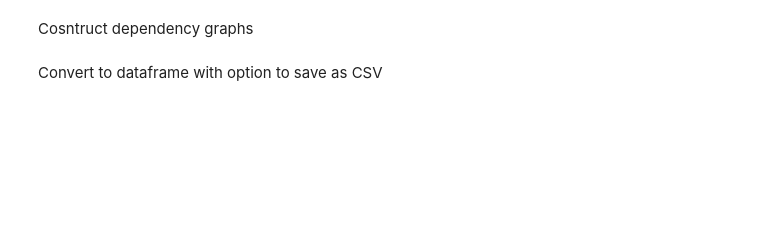
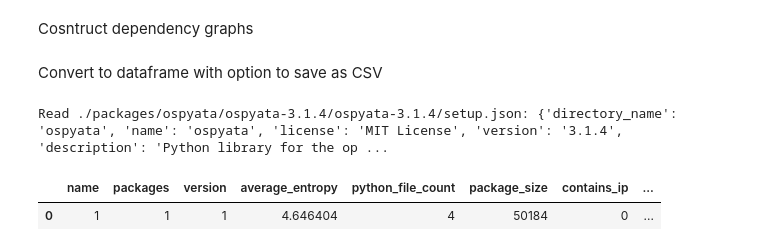
Before and after one commit to tlmcguire/maliciouspackages, a Jupyter notebook: recursiveScanner/extract.ipynb, the cells around one changed output. Saved outputs shown, nothing was run; the diff lists cells and outputs as text; code cells hidden in the pictures; blank space fills up the shorter version.

```diff
--- a/recursiveScanner/extract.ipynb
+++ b/recursiveScanner/extract.ipynb
@@ -106,4 +107,4 @@ def read_json_files(directory):
     return df
 
 
-scan_directory = "/mnt/volume_nyc1_01/benignPyPI/"
+scan_directory = "./packages/"
@@ -536,30 +622,40 @@ Cosntruct dependency graphs
 # %% [markdown]
 Convert to dataframe with option to save as CSV
 # %%
-# Specify the directory containing the packages
-dataset_dir = '/mnt/volume_nyc1_01/benignPyPI'
+
 
 # Call the function and get the DataFrame
-df = read_json_files(dataset_dir)
+df = read_json_files(scan_directory)
 df = df.reset_index(drop=True)
 
-columns_to_drop = ['package_size_bytes', 'package_size']
-df = df.drop(columns=columns_to_drop)
+# columns_to_drop = ['package_size']
+# df = df.drop(columns=columns_to_drop)
 
 #save to CSV
-df.to_csv('extracted.csv', index=False)
+# df.to_csv('extracted.csv', index=False)
 
-# #load df from CSV
-df = pd.read_csv('extracted.csv')
-df = df.reset_index(drop=True)
+# # #load df from CSV
+# df = pd.read_csv('extracted.csv')
+# df = df.reset_index(drop=True)
 
-# columns_to_keep = ['label', 'name', 'packages', 'version', 'average_entropy', 'python_file_count', 'package_size', 'contains_ip', 'contains_domain', 'contains_bytestrings', 'contains_base64', 'contains_import_subprocess', 'contains_import_os', 'contains_import_network_modules']
+columns_to_keep = ['name', 'packages', 'version', 'average_entropy', 'python_file_count', 'package_size', 'contains_ip', 'contains_domain', 'contains_bytestrings', 'contains_base64', 'contains_import_subprocess', 'contains_import_os', 'contains_import_network_modules']
+
+# Assign 0 to missing values and 1 to non-missing values
+columns_to_process = ['name', 'packages', 'version']
+
+# Assign 0 for missing values and 1 for non-missing values
+for col in columns_to_process:
+    df[col] = df[col].notnull().astype(int)
 
 # Filter out columns
-# df = df.loc[:, columns_to_keep]
+df = df.loc[:, columns_to_keep]
 
 # Display contents
 df.head()
+# %% [output]
+Read ./packages/ospyata/ospyata-3.1.4/ospyata-3.1.4/setup.json: {'directory_name': 'ospyata', 'name': 'ospyata', 'license': 'MIT License', 'version': '3.1.4', 'description': 'Python library for the op ...
+|  | name | packages | version | average_entropy | python_file_count | package_size | contains_ip | ... |
+| 0 | 1 | 1 | 1 | 4.646404 | 4 | 50184 | 0 | ... |
 # %%
 # Display the percentage of empty rows in each column
 empty_rows = df.isnull().sum() * 100 / len(df)
```
Also changed, not shown: parts of 16 cells of this notebook.
